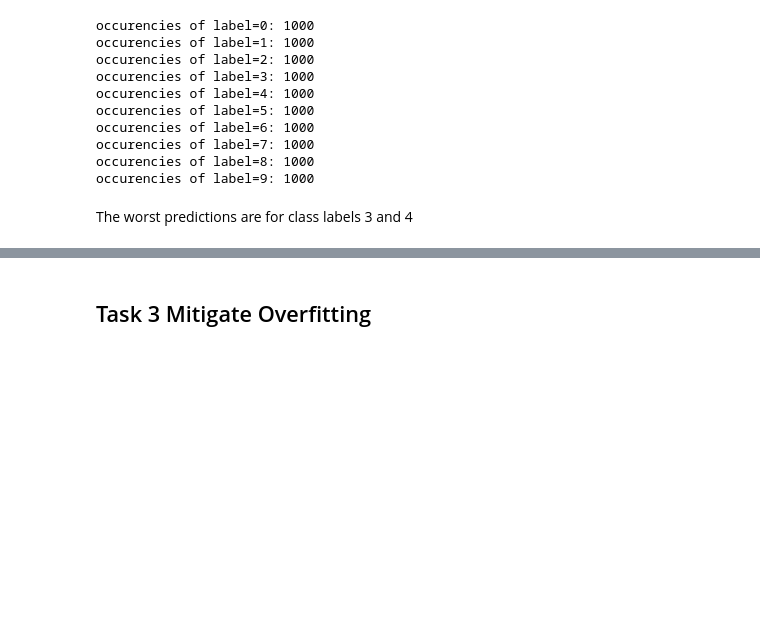
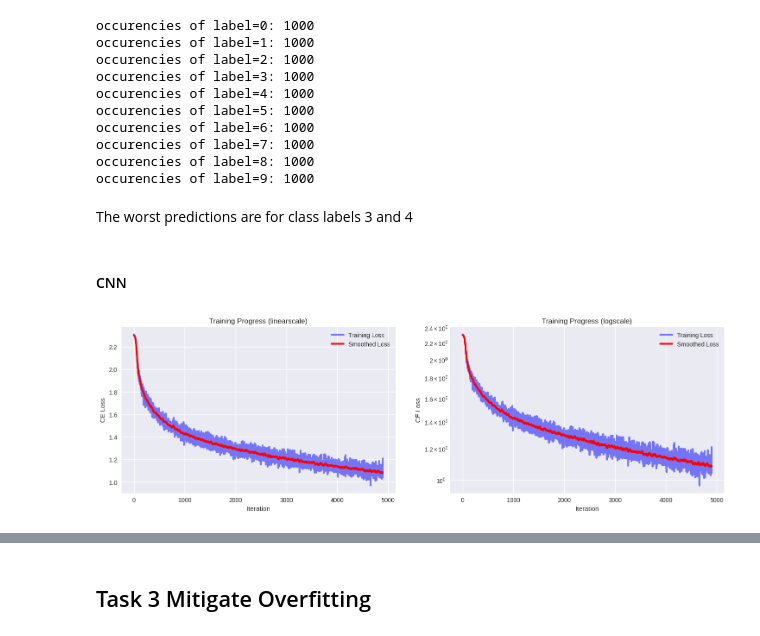
Before and after one commit to kel16/CudaLabTasksSS25, a Jupyter notebook: Session1/Solution1.ipynb, the cells around one changed output, grey strips where cells are left out. Cells and saved outputs as stored; diff of their text form; code cells hidden in the pictures; blank space fills up the shorter version.

```diff
--- a/Session1/Solution1.ipynb
+++ b/Session1/Solution1.ipynb
@@ -89,0 +104,6 @@ saved to models/checkpoint_22-23_16-04-2025.pth
+# %%
+from models import CNN
+
+cnn = CNN(INPUT_DIM, OUTPUT_DIM)
+cnn = cnn.to(device)
+count_model_params(cnn)
@@ -89,0 +112,5 @@ saved to models/checkpoint_22-23_16-04-2025.pth
+# %%
+criterion = nn.CrossEntropyLoss()
+optimizer = torch.optim.Adam(cnn.parameters(), lr=LR)
+
+cnn_losses = train(cnn, NUM_EPOCHS, train_loader, device, criterion, optimizer)
@@ -130,3 +163,9 @@ occurencies of label=9: 1000
 The worst predictions are for class labels 3 and 4
 # %%
 # TODO plot images
+# %% [markdown]
+#### CNN
+# %%
+plot_learning_curve(cnn_losses)
+# %% [output]
+[figure, added]
```
Also changed, not shown: parts of 19 cells of this notebook, 10 other files.
